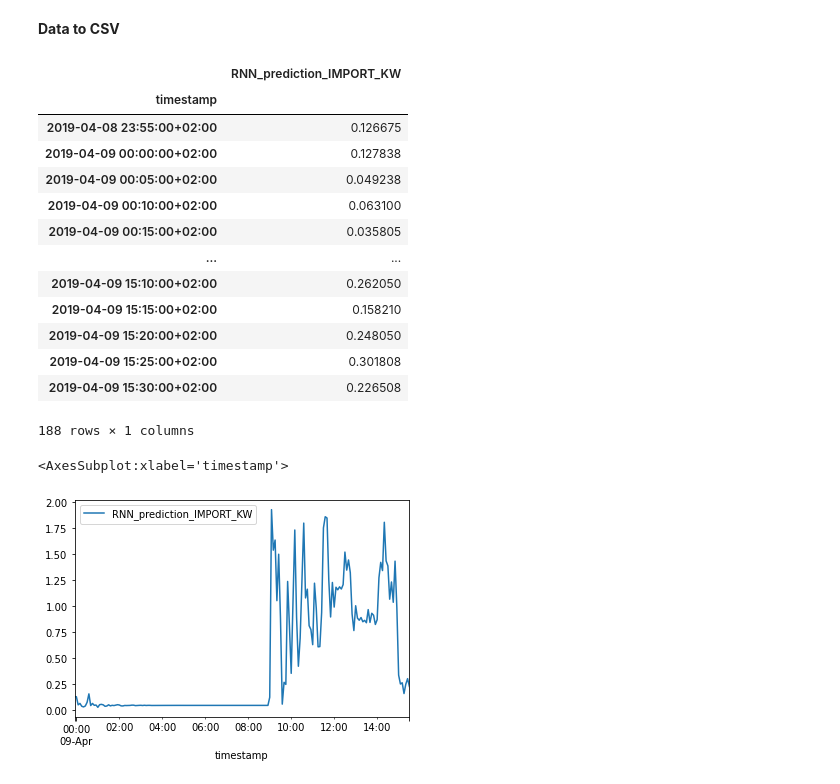
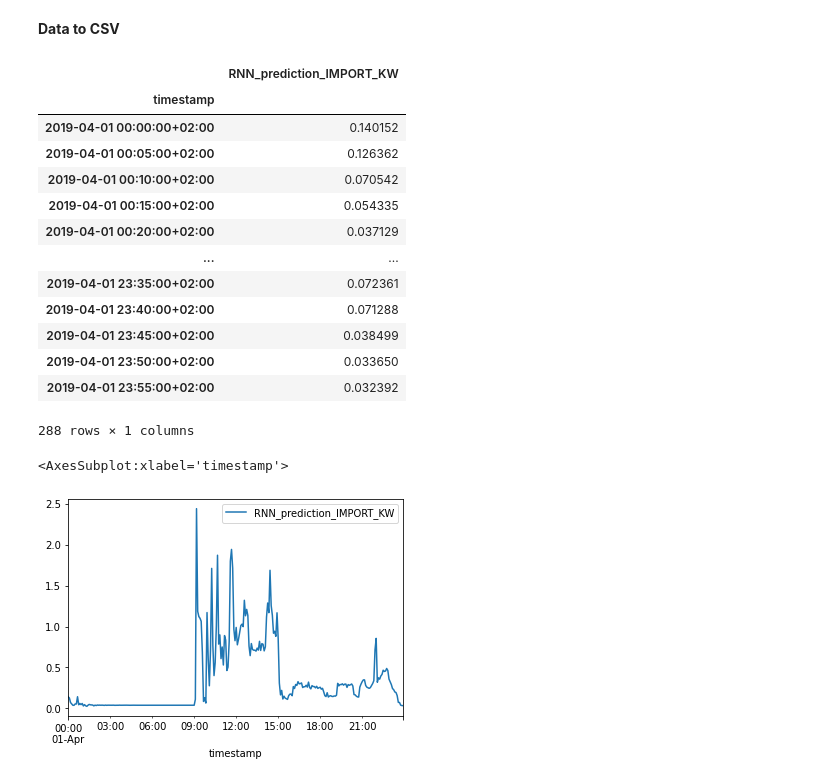
Before and after one commit to LaurensKrook/RenAIssance, a Jupyter notebook: Final/Final Import.ipynb, the cells around one changed output. Cells and saved outputs as stored; diff of their text form; code cells hidden in the pictures.

```diff
--- a/Final/Final Import.ipynb
+++ b/Final/Final Import.ipynb
@@ -50,3 +50,8 @@ test = list(import_kw)[:train_test_balance]
+# %%
+import_kw = df['IMPORT_KW']
+len_test = 388
+train = list(import_kw)[len_test:]
+test = list(import_kw)[:len_test]
 # %%
 print(len(train))
 print(len(test))
@@ -163,32 +168,35 @@ print(rmse_test)
 # %% [markdown]
 **Data to CSV**
+# %%
+train = import_kw[len_test:]
+test = import_kw[:len_test]
 # %%
 data = y_test_pred_model
 df_prediction = pd.DataFrame(data, columns = ['RNN_prediction_IMPORT_KW'])
-df_prediction['timestamp'] = pd.date_range(start=train.index[-1], periods=len(df_prediction), freq='5T')
+df_prediction['timestamp'] = pd.date_range(start=test.index[0], periods=len(df_prediction), freq='5T')
 df_prediction.set_index('timestamp', inplace = True)
 df_prediction.index= pd.to_datetime(df_prediction.index)
 df_prediction
 # %% [output]
 |  | RNN_prediction_IMPORT_KW |
 | timestamp |  |
-| 2019-04-08 23:55:00+02:00 | 0.126675 |
-| 2019-04-09 00:00:00+02:00 | 0.127838 |
-| 2019-04-09 00:05:00+02:00 | 0.049238 |
-| 2019-04-09 00:10:00+02:00 | 0.063100 |
-| 2019-04-09 00:15:00+02:00 | 0.035805 |
+| 2019-04-01 00:00:00+02:00 | 0.140152 |
+| 2019-04-01 00:05:00+02:00 | 0.126362 |
+| 2019-04-01 00:10:00+02:00 | 0.070542 |
+| 2019-04-01 00:15:00+02:00 | 0.054335 |
+| 2019-04-01 00:20:00+02:00 | 0.037129 |
 | ... | ... |
-| 2019-04-09 15:10:00+02:00 | 0.262050 |
-| 2019-04-09 15:15:00+02:00 | 0.158210 |
-| 2019-04-09 15:20:00+02:00 | 0.248050 |
-| 2019-04-09 15:25:00+02:00 | 0.301808 |
-| 2019-04-09 15:30:00+02:00 | 0.226508 |
+| 2019-04-01 23:35:00+02:00 | 0.072361 |
+| 2019-04-01 23:40:00+02:00 | 0.071288 |
+| 2019-04-01 23:45:00+02:00 | 0.038499 |
+| 2019-04-01 23:50:00+02:00 | 0.033650 |
+| 2019-04-01 23:55:00+02:00 | 0.032392 |
-188 rows × 1 columns
+288 rows × 1 columns
 # %%
 df_prediction.plot()
 # %% [output]
 <AxesSubplot:xlabel='timestamp'>
-[figure, old version]
+[figure, new version]
 # %%
 df_prediction.to_csv('IMPORT_KW_predictions.csv')
 # %%
```
Also changed, not shown: parts of 11 cells of this notebook, 1 other file.
